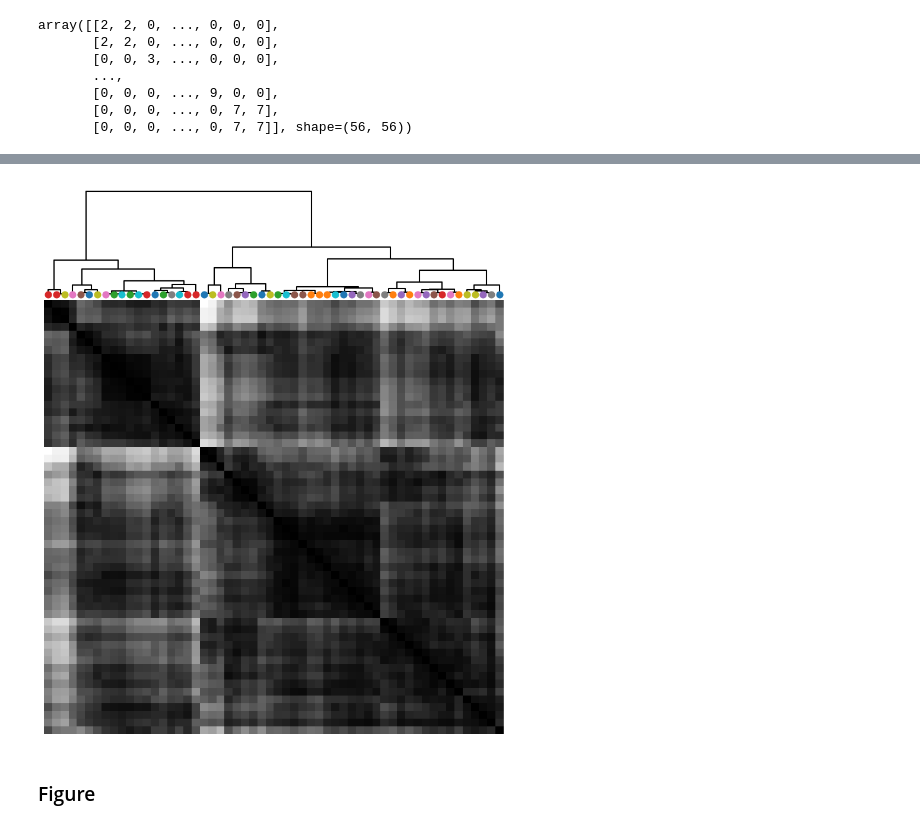
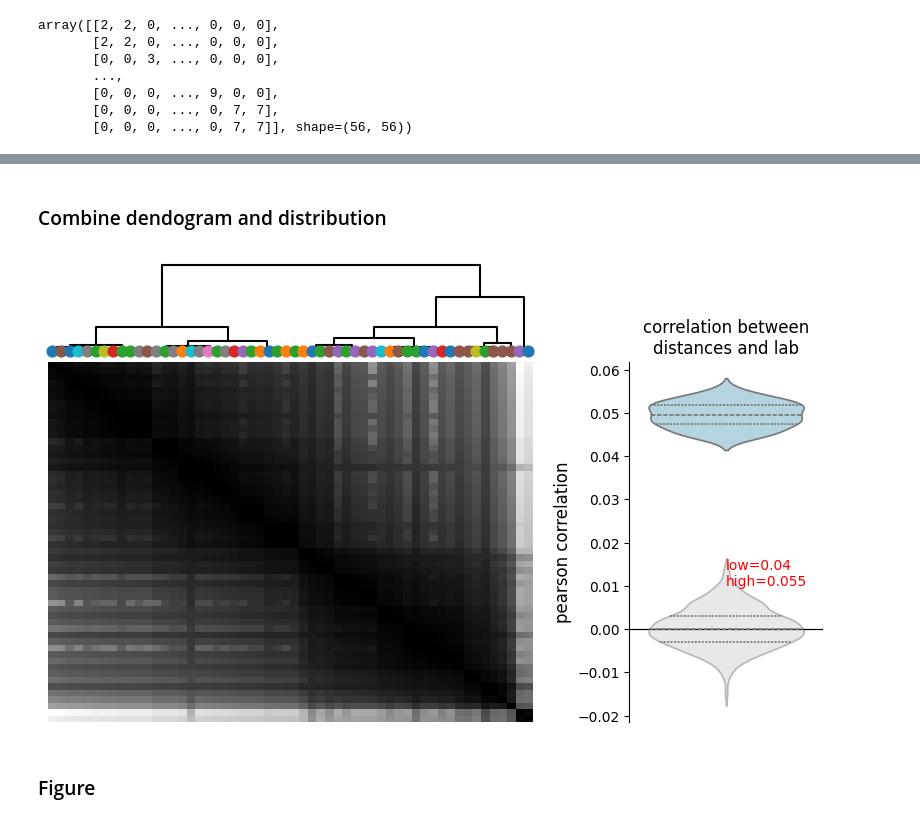
Before and after one commit to brunaafl/ShapeMetrics, a Jupyter notebook: ibl_analyses/notebooks/shape_metrics_figure.ipynb, the cells around one changed output, grey strips where cells are left out. Saved outputs shown, nothing was run; the diff lists cells and outputs as text; code cells hidden in the pictures.

```diff
--- a/ibl_analyses/notebooks/shape_metrics_figure.ipynb
+++ b/ibl_analyses/notebooks/shape_metrics_figure.ipynb
@@ -597,10 +653,64 @@ plot_dendogram(dist_neural,labs[idx])
-# %%
-labs = np.load('all_eids_labs.npy')
-idx = np.array([1, 2, 3, 4, 8, 10, 13, 14, 15, 16, 19, 21, 22, 23, 24, 25, 26, 29, 31, 32, 35, 36, 38, 41, 42, 43, 44, 48, 50, 52, 54, 57])
-idx = np.array([0, 1, 2, 3, 4, 5, 6, 7, 8, 9, 10, 11, 12, 13, 14, 15, 16, 17, 18, 19, 20, 21, 22, 23, 24, 25, 26, 27, 28, 29, 30, 31, 32, 33, 34, 35, 36, 37, 38, 39, 41, 42, 43, 44, 45, 46, 47, 48, 49, 50, 51, 52, 53, 54, 55, 57])
-plot_dendogram(dist_cc,idx)
-# %% [output]
-[figure, removed]
+# %% [markdown]
+### Combine dendogram and distribution
+# %%
+
+# Combined plot: dendrogram, distance matrix, and lab distances violin plot in one row
+fig = plt.figure(figsize=(10, 6))
+gs = fig.add_gridspec(2, 3, height_ratios=[1, 4], hspace=0.05, wspace=0.5)
+
+# Get dendrogram data
+S = dist_neural.shape[0]
+dist_neural_flat = dist_neural[jnp.triu_indices(S,1)]
+linkage = hierarchy.ward(dist_neural_flat)
+linkage = hierarchy.optimal_leaf_ordering(linkage, dist_neural_flat)
+leaf_order = hierarchy.leaves_list(hierarchy.optimal_leaf_ordering(linkage, dist_neural_flat))
+
+# Lab colors
+labs = np.load('all_eids_labs.npy')
+idx = np.array([0, 1, 2, 3, 4, 5, 6, 7, 8, 9, 10, 11, 12, 13, 14, 15, 16, 17, 18, 19, 20, 21, 22, 23, 24, 25, 26, 27, 28, 29, 30, 31, 32, 33, 34, 35, 36, 37, 38, 39, 41, 42, 43, 44, 45, 46, 47, 48, 49, 50, 51, 52, 53, 54, 55, 57])
+labs_idx = labs[idx]
+unique_labs = np.unique(labs_idx)
+cmap = plt.get_cmap('tab10')
+lab_to_color = {lab: cmap(i / len(unique_labs)) for i, lab in enumerate(unique_labs)}
+
+# Subplot 1: Dendrogram
+ax_dendro = fig.add_subplot(gs[0, :2])
+with plt.rc_context({'lines.linewidth': 1.5}):
+    dn = hierarchy.dendrogram(linkage, ax=ax_dendro, color_threshold=0, above_threshold_color='k')
+ax_dendro.axis('off')
+
+x_coords = np.arange(5, S * 10 + 5, 10)
+for i, original_idx in enumerate(leaf_order):
+    lab = labs_idx[original_idx]
+    color = lab_to_color[lab]
+    ax_dendro.scatter(x_coords[i], 0, color=color, s=60, zorder=10, clip_on=False)
+
+# Subplot 2: Distance matrix heatmap
+ax_heatmap = fig.add_subplot(gs[1, :2])
+ordered_dist = dist_neural[leaf_order, :][:, leaf_order]
+ax_heatmap.imshow(ordered_dist, cmap="gray", aspect='auto', vmin=np.min(ordered_dist), vmax=np.max(ordered_dist))
+ax_heatmap.set_xticks([])
+ax_heatmap.set_yticks([])
+for spine in ax_heatmap.spines.values():
+    spine.set_visible(False)
+
+# Subplot 4: Violin plot for lab distances
+ax_violin = fig.add_subplot(gs[1, 2])
+low, high = np.percentile(corr_labs, [2.5, 97.5])
+sns.violinplot(corr_labs, label="data", ax=ax_violin, inner='quartile', color='lightblue')
+ax_violin.axhline(0, color='k', linewidth=.9)
+sns.violinplot(corrs_shuffle, label="shuffle", ax=ax_violin, inner='quartile', color='lightgray', alpha=0.5)
+ax_violin.set_ylabel("pearson correlation", fontsize=12)
+ax_violin.set_title("correlation between\ndistances and lab", fontsize=12)
+ax_violin.text(0, 0.01, "low={:.2f}\nhigh={:.3f}".format(low, high), color='r', fontsize=10)
+ax_violin.set_xticks([])
+for ticks in ax_violin.get_yticklabels():
+    ticks.set_fontsize(10)
+sns.despine(ax=ax_violin, bottom=True)
+plt.savefig('lab_clustering_combined.svg', dpi=300)
+plt.show()
+# %% [output]
+[figure, added]
 # %% [markdown]
 ### Figure
 # %%
```
Also changed, not shown: parts of 10 cells of this notebook, 8 other files.
